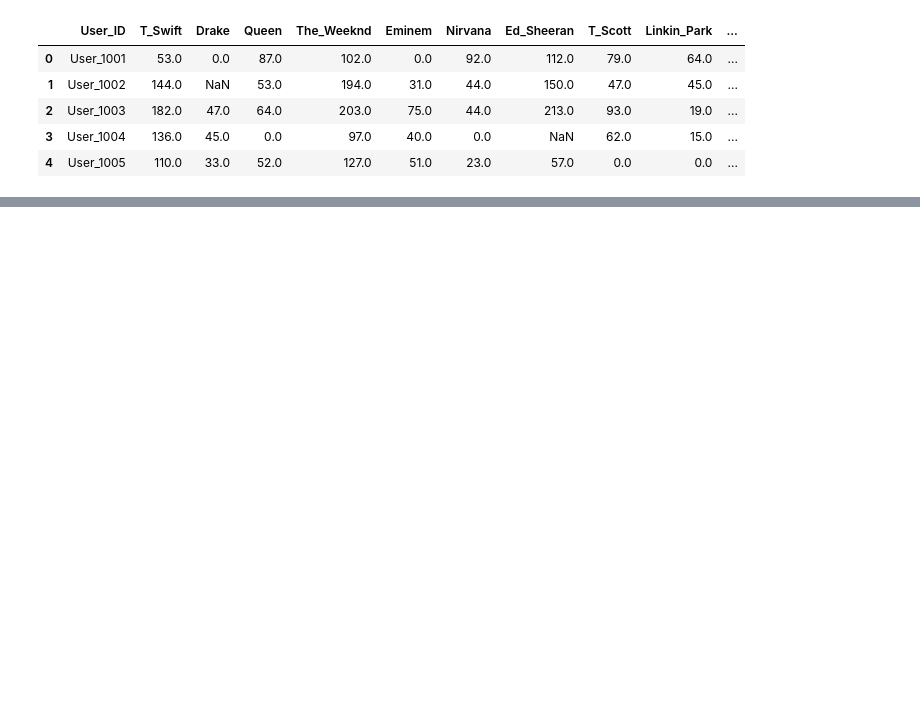
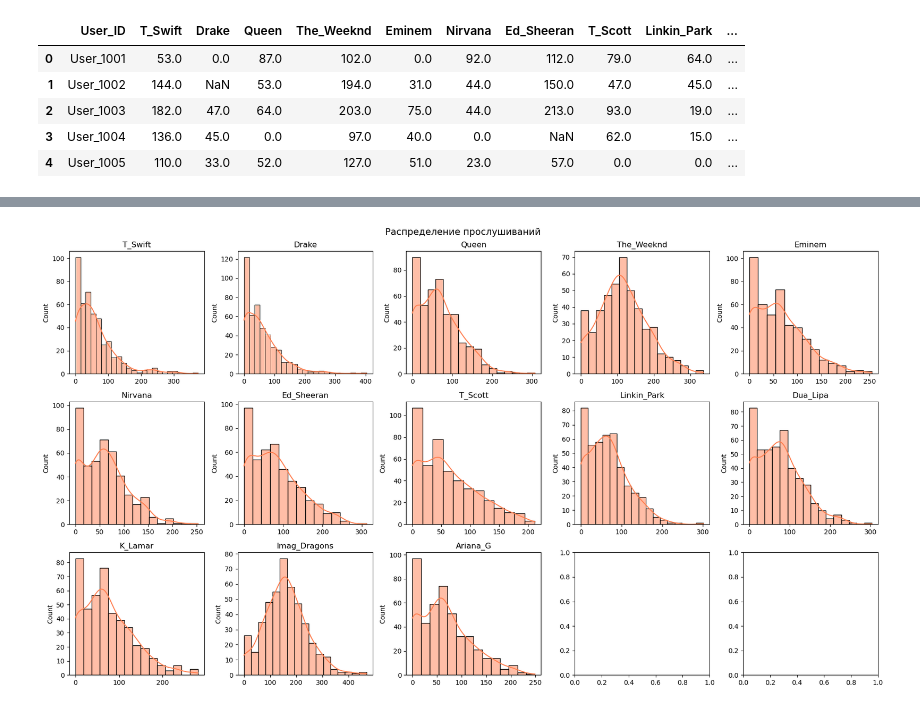
Before and after one commit to rbogush/ML-BSU, a Jupyter notebook: hw02_setup_tools/hw02_setup_tools.ipynb, the cells around one changed output, grey strips where cells are left out. Saved outputs shown, nothing was run; the diff lists cells and outputs as text; code cells hidden in the pictures; blank space fills up the shorter version.

```diff
--- a/hw02_setup_tools/hw02_setup_tools.ipynb
+++ b/hw02_setup_tools/hw02_setup_tools.ipynb
@@ -91,0 +158,15 @@ stats
+# %%
+fig, axes = plt.subplots(3, 5, figsize=(18, 10))
+axes = axes.flatten()
+artists_cols = df_clean.drop(columns='User_ID').columns
+
+for i, col in enumerate(artists_cols):
+    sns.histplot(df_clean[col], ax=axes[i], kde=True, color='coral')
+    axes[i].set_title(col)
+    axes[i].set_xlabel('')
+
+plt.suptitle('Распределение прослушиваний', fontsize=14)
+plt.tight_layout()
+plt.show()
+# %% [output]
+[figure, added]
```
Also changed, not shown: parts of 31 cells of this notebook.
